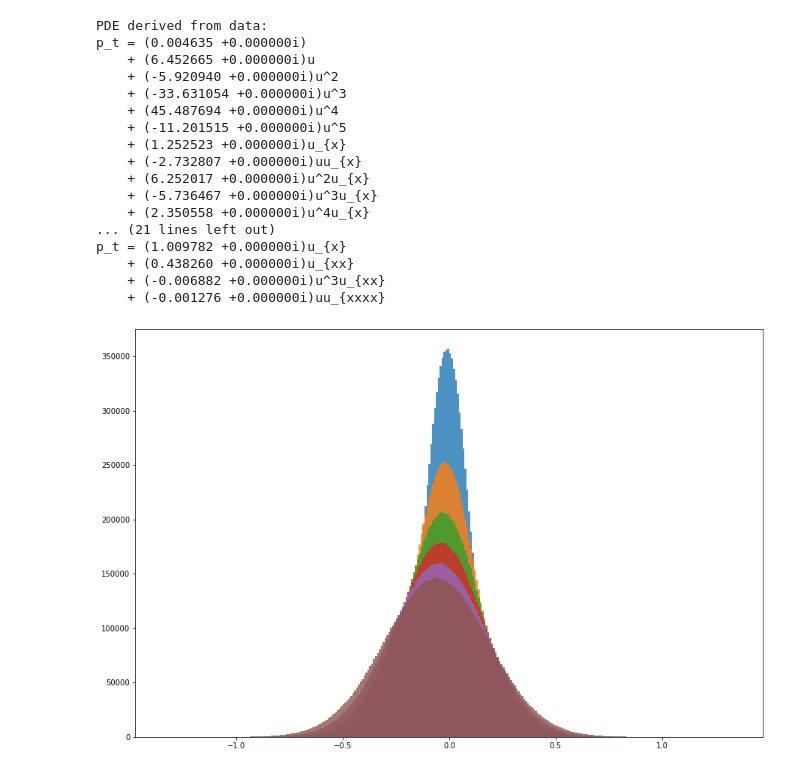
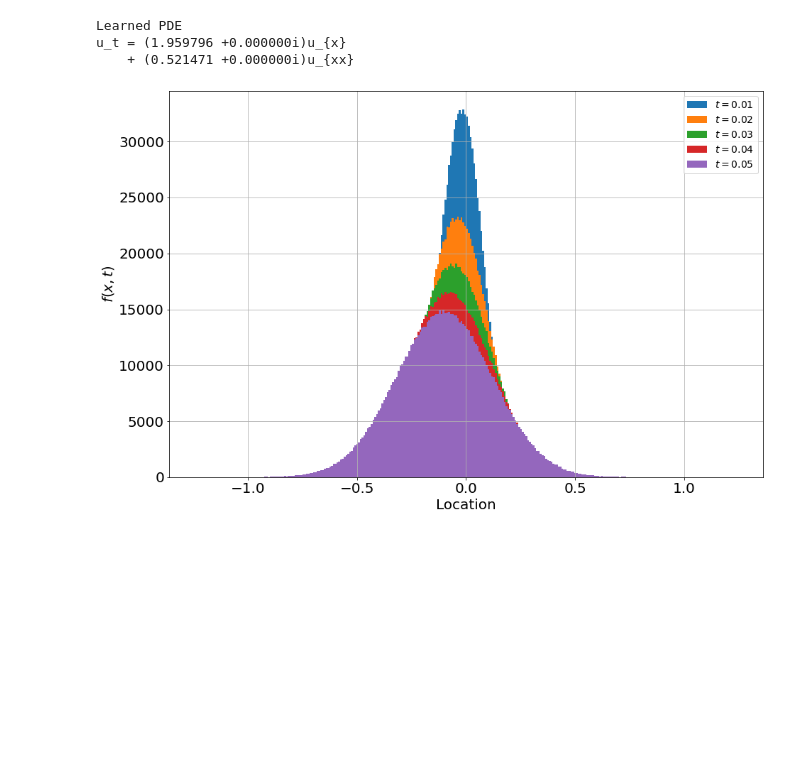
Before and after one commit to NwaObed/EquationLearning, a Jupyter notebook: EQL/PDE-FIND/simple_random_walk.ipynb, the cells around one changed output. Cells and saved outputs as stored; diff of their text form; code cells hidden in the pictures; blank space fills up the shorter version.

```diff
--- a/EQL/PDE-FIND/simple_random_walk.ipynb
+++ b/EQL/PDE-FIND/simple_random_walk.ipynb
@@ -6,80 +9,56 @@ from PDE_FIND import *
 # %%
-length = 10**7
+'Source Samuel Rudy 2016'
+
+length = 10**6
 dt = 0.01
-c = -1
+c = -2
 np.random.seed(0)
 pos = np.cumsum(np.sqrt(dt)*np.random.randn(length)) + c*dt*np.arange(length)
-np.random.randn
+
 P = {}
 M = 0
 
-m = 6
+m = 5
 n = 300
 
 for i in range(m):
     P[i] = []
 
 for i in range(len(pos)-m):
 
     # center
     y = pos[i+1:i+m+1] - pos[i]
     M = max([M, max(abs(y))])
 
     # add to distribution
     for j in range(m):
         P[j].append(y[j])
 
-plt.figure(figsize=(15,10))
 bins = np.linspace(-M,M,n+1)
 x = np.linspace(M*(1/n-1),M*(1-1/n),n)
 dx = x[2]-x[1]
 T = np.linspace(0,dt*(m-1),m)
 U = np.zeros((n,m))
+
+plt.figure(figsize=(15,10))
 for i in range(m):
-    U[:,i] = plt.hist(P[i],bins,label='$t = %.2f$' % (i*dt+dt),alpha=0.8)[0]/float(dx*(len(pos)-m))
+    U[:,i] = plt.hist(P[i],bins,label=r'$t = $' + str(i*dt+dt))[0]/float(dx*(len(pos)-m))
 
-# np.save('../Data/srw_drift_diffusion.npy',U)
-# plt.xlabel('Location', fontsize = 15)
-# plt.ylabel(r'$f(x,t)$', fontsize = 15)
-# plt.title(r'Histograms for $f(x,t)$', fontsize = 20)
-# plt.xticks(fontsize = 15); plt.yticks(fontsize = 15)
-# plt.grid('on')
-# plt.savefig('../../Plots/srw_hist.png')
-# plt.legend(loc = 'upper right', fontsize = 14)
-
-
-Ut,R,rhs_des = build_linear_system(U, dt, dx, D=2, P=2, time_diff = 'FD', deg_x = 5,deg_t=3)
-
-
-# print "Candidate functions for PDE"
-# for func in ['1'] + rhs_des[1:]: print func
+plt.xlabel('Location', fontsize = 20)
+plt.ylabel(r'$f(x,t)$', fontsize = 20)
+plt.xticks(fontsize = 20); plt.yticks(fontsize = 20)
+plt.legend(loc = 'upper right', fontsize = 14)
+plt.grid('on')
+plt.savefig('../../Plots/srw_hist.png',dpi=256)
 
 Ut,R,rhs_des = build_linear_system(U, dt, dx, D=4, P=5, time_diff = 'FD', deg_x = 4)
-w = TrainSTRidge(R, Ut, 10**-2, 10, normalize = 2)
 
-print("\nPDE derived from data:")
+print("Learned PDE")
+w = pdefind(R, Ut,10)
 print_pde(w, rhs_des)
-
-print("PDE derived with greedy algorithm (Correct PDE!)")
-w = FoBaGreedy(R, Ut,10)
-print_pde(w, rhs_des)
 # %% [output]
-PDE derived from data:
-p_t = (0.004635 +0.000000i)
-    + (6.452665 +0.000000i)u
-    + (-5.920940 +0.000000i)u^2
-    + (-33.631054 +0.000000i)u^3
-    + (45.487694 +0.000000i)u^4
-    + (-11.201515 +0.000000i)u^5
-    + (1.252523 +0.000000i)u_{x}
-    + (-2.732807 +0.000000i)uu_{x}
-    + (6.252017 +0.000000i)u^2u_{x}
-    + (-5.736467 +0.000000i)u^3u_{x}
-    + (2.350558 +0.000000i)u^4u_{x}
-... (21 lines left out)
-p_t = (1.009782 +0.000000i)u_{x}
-    + (0.438260 +0.000000i)u_{xx}
-    + (-0.006882 +0.000000i)u^3u_{xx}
-    + (-0.001276 +0.000000i)uu_{xxxx}
+Learned PDE
+u_t = (1.959796 +0.000000i)u_{x}
+    + (0.521471 +0.000000i)u_{xx}
-[figure, old version]
+[figure, new version]
 # %%
```
Also changed, not shown: parts of 8 cells of this notebook, 7 other files.
